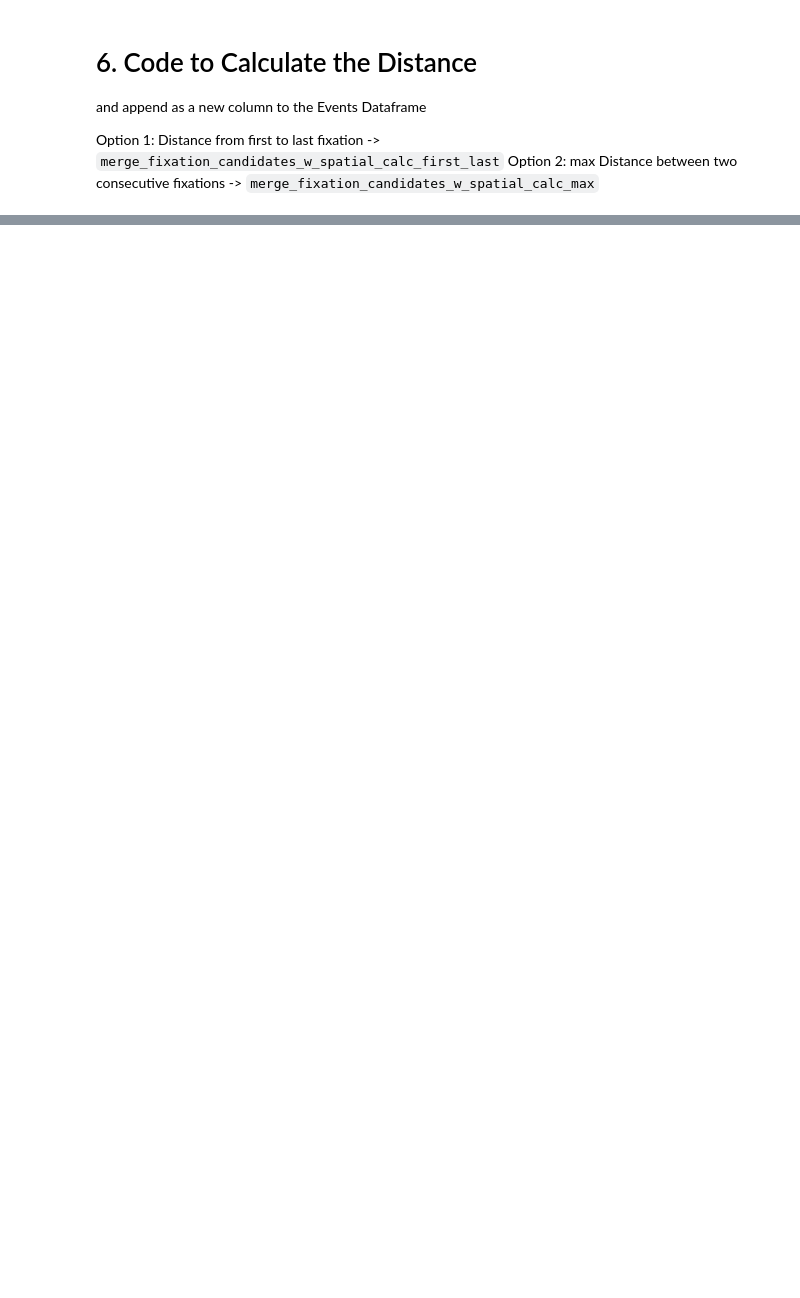
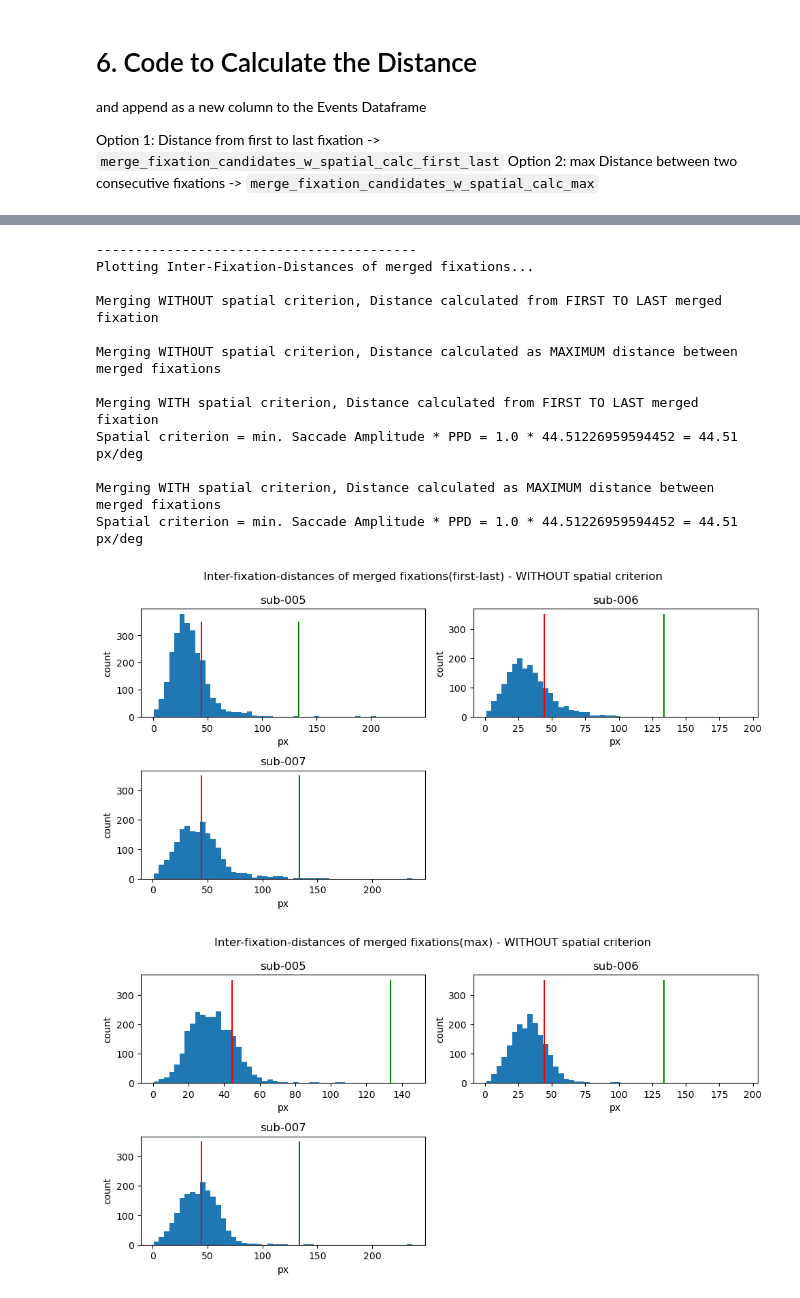
Before and after one commit to s-ccs/2024FreeViewingMSCOCO, a Jupyter notebook: scripts/et_preprocessing/test_spatial_criterion_hooge.ipynb, the cells around one changed output, grey strips where cells are left out. Saved outputs shown, nothing was run; the diff lists cells and outputs as text; code cells hidden in the pictures; blank space fills up the shorter version.

```diff
--- a/scripts/et_preprocessing/test_spatial_criterion_hooge.ipynb
+++ b/scripts/et_preprocessing/test_spatial_criterion_hooge.ipynb
@@ -517,0 +655,18 @@ m_max_dist
+# %%
+import math
+
+def plot_distance_histogram_grid(dist_by_subject, ncols=2, y_max=None,
+                                 suptitle=None, panel_size=(5.0, 2.6)):
+    subs  = sorted(dist_by_subject)
+    nrows = math.ceil(len(subs) / ncols)
+    fig, axes = plt.subplots(nrows, ncols, squeeze=False,
+                             figsize=(panel_size[0]*ncols, panel_size[1]*nrows))
+    for ax, sub in zip(axes.ravel(), subs):
+        plot_merged_distance_histogram(dist_by_subject[sub], ax=ax,
+                                title=f"sub-{sub}")
+    for ax in axes.ravel()[len(subs):]:
+        ax.axis("off")
+    if suptitle:
+        fig.suptitle(suptitle, fontsize=12)
+    fig.tight_layout()
+    return fig
@@ -517,0 +721,37 @@ m_max_dist
+# %%
+print(f"\n-----------------------------------------")
+print(f"Plotting Inter-Fixation-Distances of merged fixations...")
+
+print(f"\nMerging WITHOUT spatial criterion, Distance calculated from FIRST TO LAST merged fixation")
+fig_wo_fl = plot_distance_histogram_grid(
+    distances_wo_fl, ncols=2, suptitle="Inter-fixation-distances of merged fixations(first-last) - WITHOUT spatial criterion")
+
+print(f"\nMerging WITHOUT spatial criterion, Distance calculated as MAXIMUM distance between merged fixations")
+fig_wo_max = plot_distance_histogram_grid(
+    distances_wo_max, ncols=2, suptitle="Inter-fixation-distances of merged fixations(max) - WITHOUT spatial criterion")
+
+print(f"\nMerging WITH spatial criterion, Distance calculated from FIRST TO LAST merged fixation")
+print(f"Spatial criterion = min. Saccade Amplitude * PPD = {A_MIN} * {PPD} = {A_MIN * PPD:.2f} px/deg")
+fig_w_fl = plot_distance_histogram_grid(
+    distances_w_fl, ncols=2, suptitle="Inter-fixation-distances of merged fixations(first-last) - WITH spatial criterion")
+
+print(f"\nMerging WITH spatial criterion, Distance calculated as MAXIMUM distance between merged fixations")
+print(f"Spatial criterion = min. Saccade Amplitude * PPD = {A_MIN} * {PPD} = {A_MIN * PPD:.2f} px/deg")
+fig_w_max = plot_distance_histogram_grid(
+    distances_w_max, ncols=2, suptitle="Inter-fixation-distances of merged fixations(max) - WITH spatial criterion")
+plt.show()
+# %% [output]
+-----------------------------------------
+Plotting Inter-Fixation-Distances of merged fixations...
+
+Merging WITHOUT spatial criterion, Distance calculated from FIRST TO LAST merged fixation
+
+Merging WITHOUT spatial criterion, Distance calculated as MAXIMUM distance between merged fixations
+
+Merging WITH spatial criterion, Distance calculated from FIRST TO LAST merged fixation
+Spatial criterion = min. Saccade Amplitude * PPD = 1.0 * 44.51226959594452 = 44.51 px/deg
+
+Merging WITH spatial criterion, Distance calculated as MAXIMUM distance between merged fixations
+Spatial criterion = min. Saccade Amplitude * PPD = 1.0 * 44.51226959594452 = 44.51 px/deg
+[figure, added]
+[figure, added]
```
Also changed, not shown: parts of 13 cells of this notebook, 4 other files.
